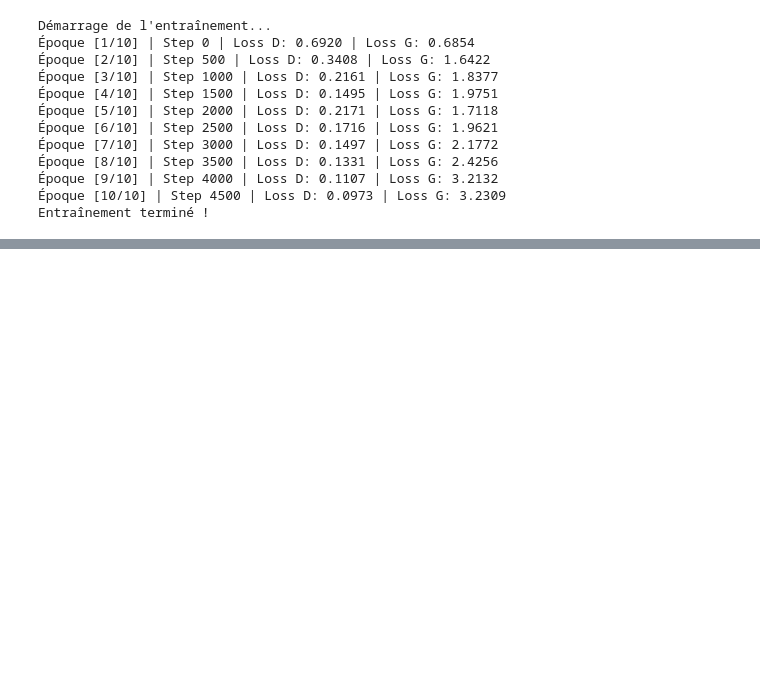
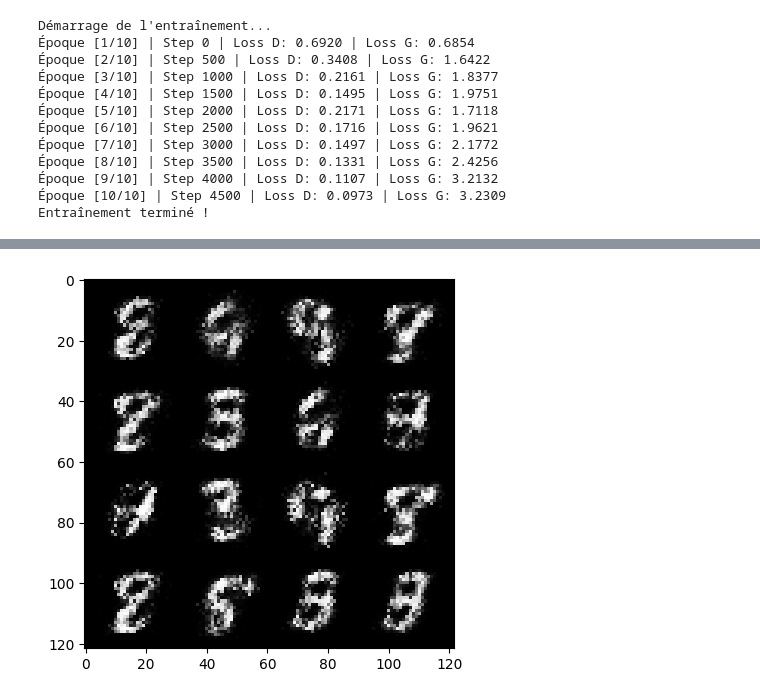
Before and after one commit to RajaaLebnaiti/GAN-Auto-encoders-RAG, a Jupyter notebook: 1_GAN/1_gan_for_MNIST_Digit.ipynb, the cells around one changed output, grey strips where cells are left out. Saved outputs shown, nothing was run; the diff lists cells and outputs as text; code cells hidden in the pictures; blank space fills up the shorter version.

```diff
--- a/1_GAN/1_gan_for_MNIST_Digit.ipynb
+++ b/1_GAN/1_gan_for_MNIST_Digit.ipynb
@@ -327,0 +336,21 @@ Epoch 1 | Loss G : 3.7298 | Loss D : 0.0657
+# %%
+# afficher les images générées
+import torchvision
+import matplotlib.pyplot as plt
+
+gen.eval()
+with torch.no_grad():
+    num_test_images = 16
+
+    test_noise = get_noise(num_test_images, z_dim, device= device)
+
+    generated_images = gen(test_noise)
+
+    generated_images = generated_images.view(num_test_images, 1, 28, 28)
+
+grid = torchvision.utils.make_grid(generated_images, nrow= 4)
+
+plt.imshow(grid.permute(1, 2, 0).squeeze())
+plt.show()
+# %% [output]
+[figure, added]
```
Also changed, not shown: parts of 2 cells of this notebook, 1 other file.
